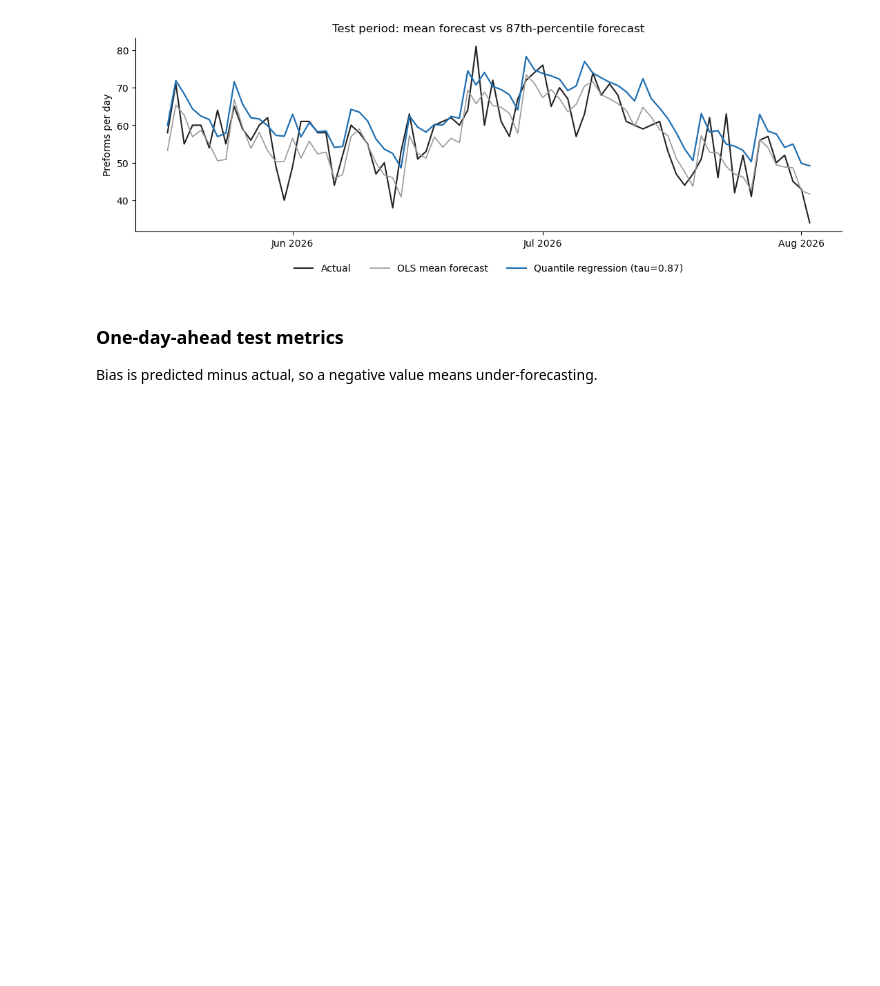
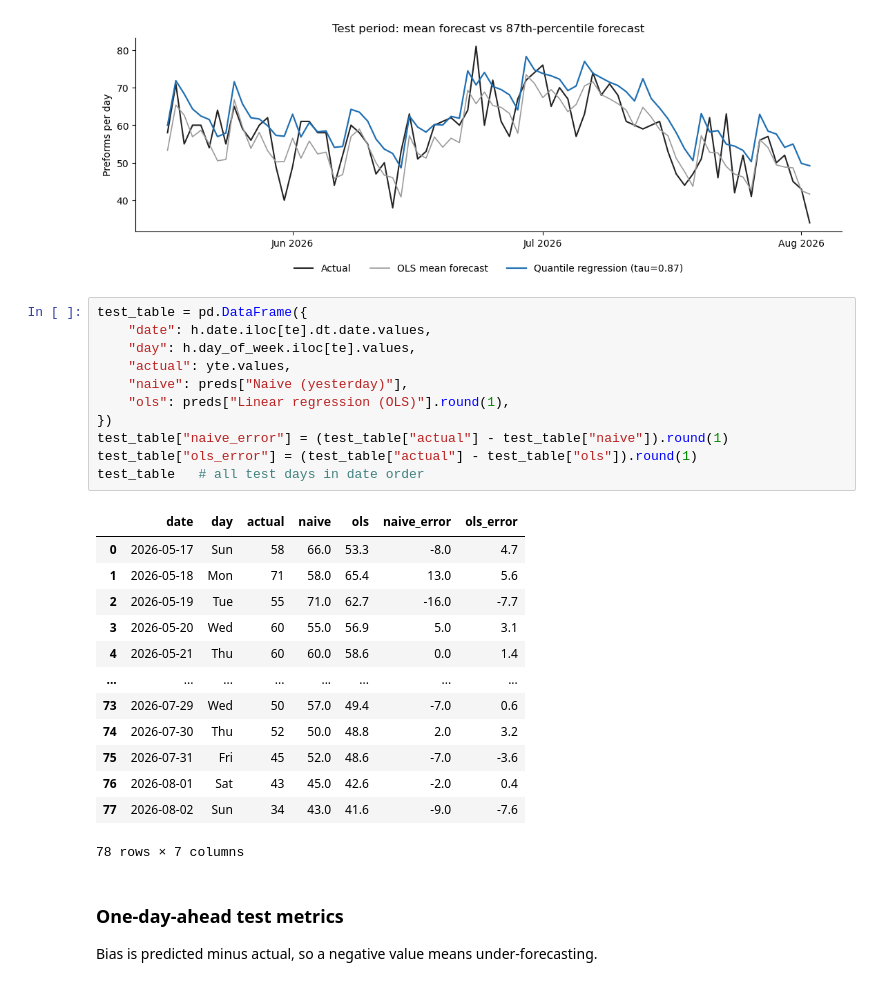
Before and after one commit to paveenavijay/QBUS3340-Operations-Management-, a Jupyter notebook: Task4_Demand_Forecasting.ipynb, the cells around one changed output. Saved outputs shown, nothing was run; the diff lists cells and outputs as text; blank space fills up the shorter version.

```diff
--- a/Task4_Demand_Forecasting.ipynb
+++ b/Task4_Demand_Forecasting.ipynb
@@ -229,6 +229,31 @@ Target quantile tau = 0.870  |  ideal coverage = 0.87
 | Linear quantile regression (median) | 4.651 | 5.701 | 0.462 |
 | Gradient boosting (median) | 5.388 | 6.717 | 0.397 |
 [figure]
+# %%
+test_table = pd.DataFrame({
+    "date": h.date.iloc[te].dt.date.values,
+    "day": h.day_of_week.iloc[te].values,
+    "actual": yte.values,
+    "naive": preds["Naive (yesterday)"],
+    "ols": preds["Linear regression (OLS)"].round(1),
+})
+test_table["naive_error"] = (test_table["actual"] - test_table["naive"]).round(1)
+test_table["ols_error"] = (test_table["actual"] - test_table["ols"]).round(1)
+test_table   # all test days in date order
+# %% [output]
+|  | date | day | actual | naive | ols | naive_error | ols_error |
+| 0 | 2026-05-17 | Sun | 58 | 66.0 | 53.3 | -8.0 | 4.7 |
+| 1 | 2026-05-18 | Mon | 71 | 58.0 | 65.4 | 13.0 | 5.6 |
+| 2 | 2026-05-19 | Tue | 55 | 71.0 | 62.7 | -16.0 | -7.7 |
+| 3 | 2026-05-20 | Wed | 60 | 55.0 | 56.9 | 5.0 | 3.1 |
+| 4 | 2026-05-21 | Thu | 60 | 60.0 | 58.6 | 0.0 | 1.4 |
+| ... | ... | ... | ... | ... | ... | ... | ... |
+| 73 | 2026-07-29 | Wed | 50 | 57.0 | 49.4 | -7.0 | 0.6 |
+| 74 | 2026-07-30 | Thu | 52 | 50.0 | 48.8 | 2.0 | 3.2 |
+| 75 | 2026-07-31 | Fri | 45 | 52.0 | 48.6 | -7.0 | -3.6 |
+| 76 | 2026-08-01 | Sat | 43 | 45.0 | 42.6 | -2.0 | 0.4 |
+| 77 | 2026-08-02 | Sun | 34 | 43.0 | 41.6 | -9.0 | -7.6 |
+78 rows × 7 columns
 # %% [markdown]
 ### One-day-ahead test metrics
 
```
